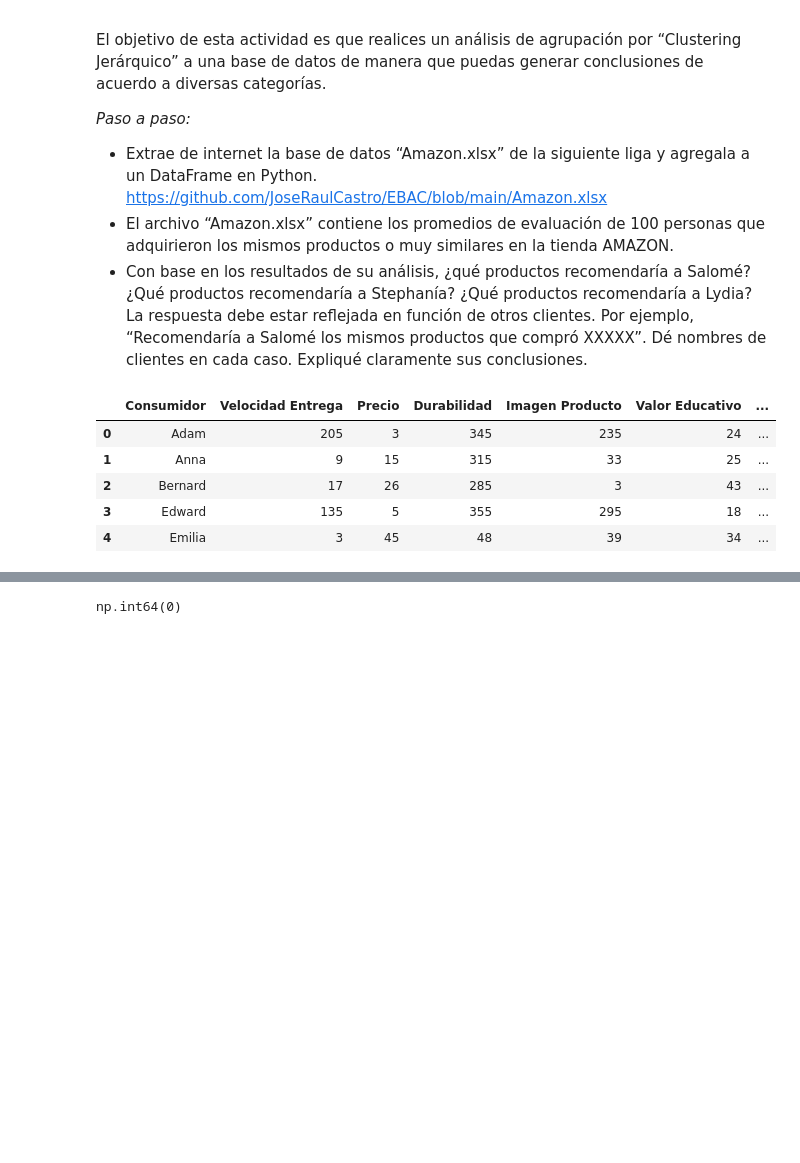
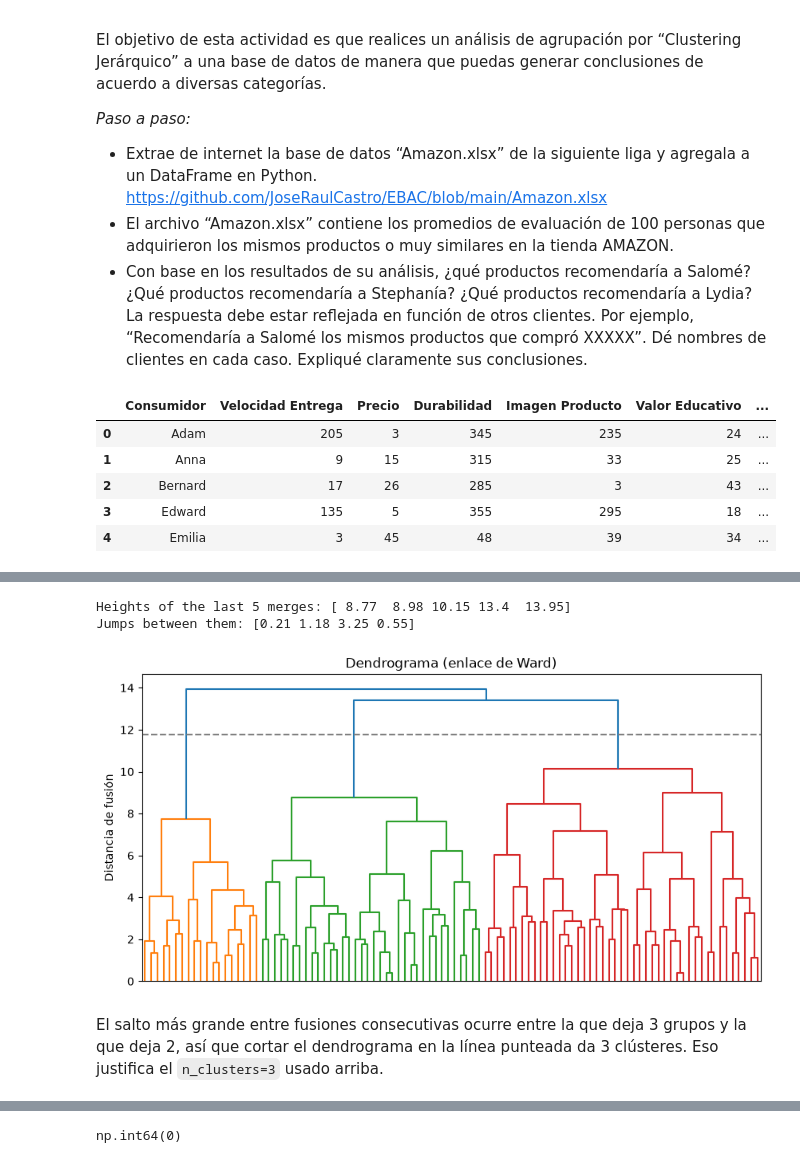
Before and after one commit to julihocc/certificacion-cientifico-datos, a Jupyter notebook: s05-aprendizaje-no-supervisado/m27-clustering-jerarquico/m27-clustering-jerarquico.ipynb, the cells around one changed output, grey strips where cells are left out. Saved outputs shown, nothing was run; the diff lists cells and outputs as text; code cells hidden in the pictures; blank space fills up the shorter version.

```diff
--- a/s05-aprendizaje-no-supervisado/m27-clustering-jerarquico/m27-clustering-jerarquico.ipynb
+++ b/s05-aprendizaje-no-supervisado/m27-clustering-jerarquico/m27-clustering-jerarquico.ipynb
@@ -67,3 +67,27 @@ plt.show()
+# %%
+# Dendrogram (Ward linkage) to choose the number of clusters
+from scipy.cluster.hierarchy import linkage, dendrogram
+
+linkage_matrix = linkage(scaled_features, method='ward')
+
+# Heights of the last merges: the largest jump marks a natural place to cut the tree
+last_heights = linkage_matrix[-5:, 2]
+print("Heights of the last 5 merges:", last_heights.round(2))
+print("Jumps between them:", (last_heights[1:] - last_heights[:-1]).round(2))
+
+cut_height = (linkage_matrix[-3, 2] + linkage_matrix[-2, 2]) / 2  # between the merges that leave 3 and 2 clusters
+plt.figure(figsize=(10, 5))
+dendrogram(linkage_matrix, no_labels=True, color_threshold=cut_height)
+plt.axhline(cut_height, color='gray', linestyle='--')
+plt.title('Dendrograma (enlace de Ward)')
+plt.ylabel('Distancia de fusión')
+plt.show()
+# %% [output]
+Heights of the last 5 merges: [ 8.77  8.98 10.15 13.4  13.95]
+Jumps between them: [0.21 1.18 3.25 0.55]
+[figure, added]
+# %% [markdown]
+El salto más grande entre fusiones consecutivas ocurre entre la que deja 3 grupos y la que deja 2, así que cortar el dendrograma en la línea punteada da 3 clústeres. Eso justifica el `n_clusters=3` usado arriba.
 # %%
 salome = dataframe[dataframe['Consumidor'] == 'Salome']
 salome
```
Also changed, not shown: parts of 4 cells of this notebook, 1 other file.
